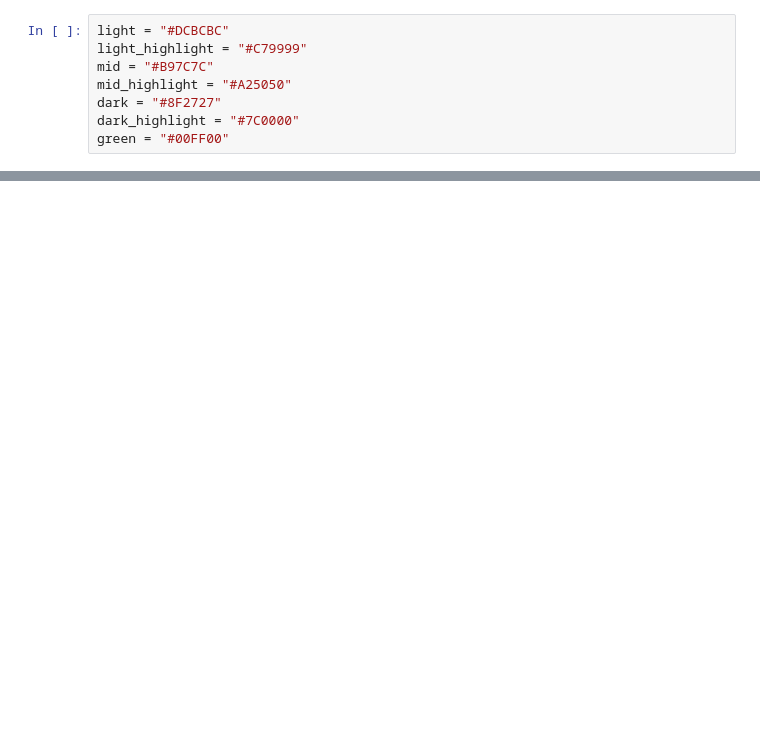
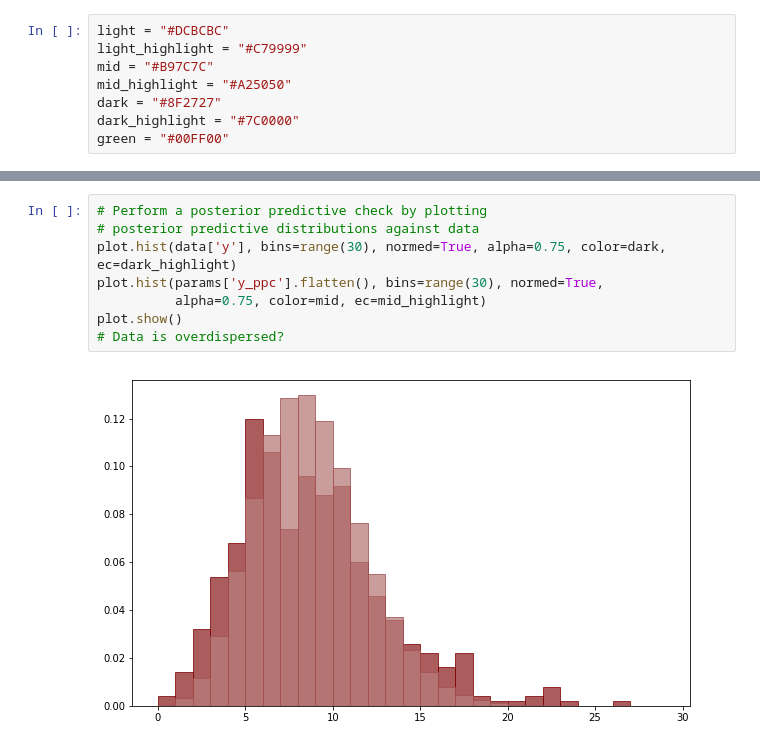
Before and after one commit to kaz-yos/computefest2018, a Jupyter notebook: stan/material/3_discrete_regression/discrete_regression.ipynb, the cells around one changed output, grey strips where cells are left out. Saved outputs shown, nothing was run; the diff lists cells and outputs as text; blank space fills up the shorter version.

```diff
--- a/stan/material/3_discrete_regression/discrete_regression.ipynb
+++ b/stan/material/3_discrete_regression/discrete_regression.ipynb
@@ -123,0 +118,10 @@ E-BFMI indicated no pathological behavior
+# %%
+# Perform a posterior predictive check by plotting
+# posterior predictive distributions against data
+plot.hist(data['y'], bins=range(30), normed=True, alpha=0.75, color=dark, ec=dark_highlight)
+plot.hist(params['y_ppc'].flatten(), bins=range(30), normed=True,
+          alpha=0.75, color=mid, ec=mid_highlight)
+plot.show()
+# Data is overdispersed?
+# %% [output]
+[figure, added]
```
Also changed, not shown: parts of 2 cells of this notebook, 1 other file.
